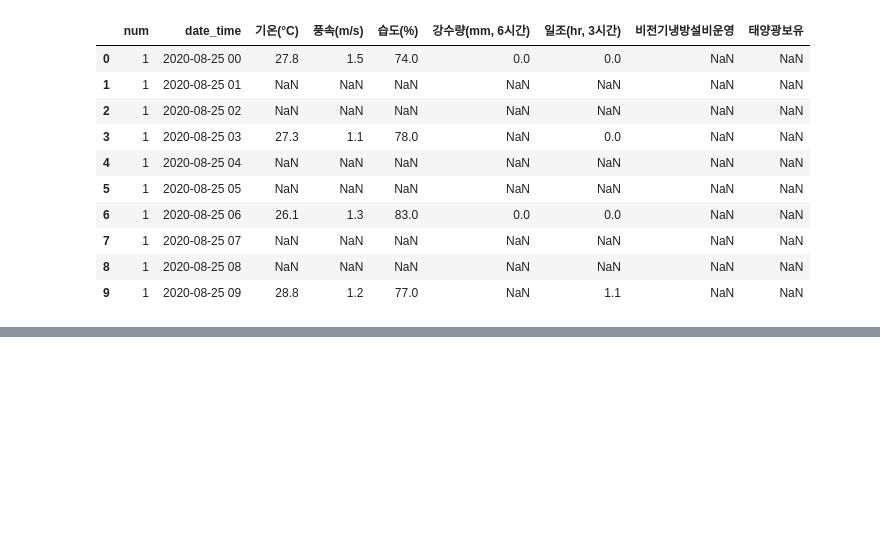
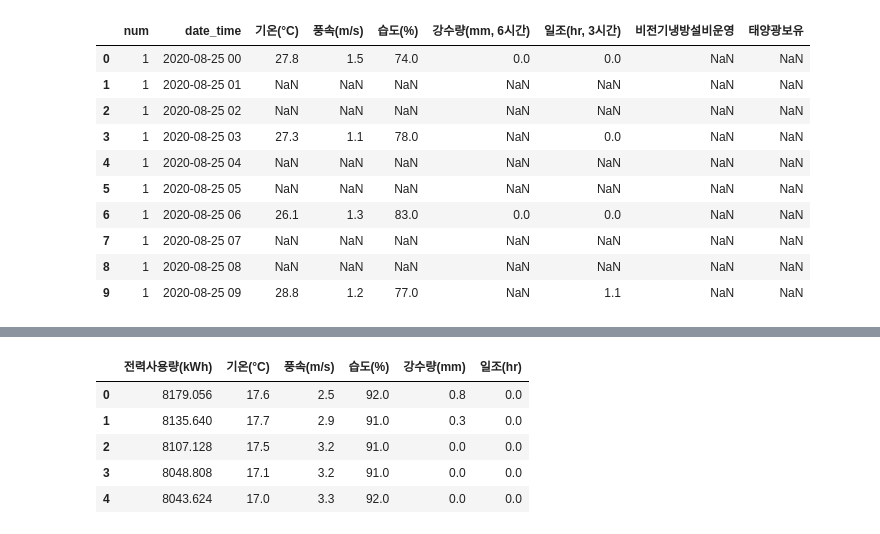
Before and after one commit to impactWhey-KSW/Deep, a Jupyter notebook: power_consumption/power_consumption.ipynb, the cells around one changed output, grey strips where cells are left out. Cells and saved outputs as stored; diff of their text form; code cells hidden in the pictures; blank space fills up the shorter version.

```diff
--- a/power_consumption/power_consumption.ipynb
+++ b/power_consumption/power_consumption.ipynb
@@ -61,0 +252,11 @@ test.head(10)
+# %%
+ X = df.drop(['num','date_time','비전기냉방설비운영','태양광보유'],axis=1)
+
+X.head()
+# %% [output]
+|  | 전력사용량(kWh) | 기온(°C) | 풍속(m/s) | 습도(%) | 강수량(mm) | 일조(hr) |
+| 0 | 8179.056 | 17.6 | 2.5 | 92.0 | 0.8 | 0.0 |
+| 1 | 8135.640 | 17.7 | 2.9 | 91.0 | 0.3 | 0.0 |
+| 2 | 8107.128 | 17.5 | 3.2 | 91.0 | 0.0 | 0.0 |
+| 3 | 8048.808 | 17.1 | 3.2 | 91.0 | 0.0 | 0.0 |
+| 4 | 8043.624 | 17.0 | 3.3 | 92.0 | 0.0 | 0.0 |
```
Also changed, not shown: parts of 17 cells of this notebook.
